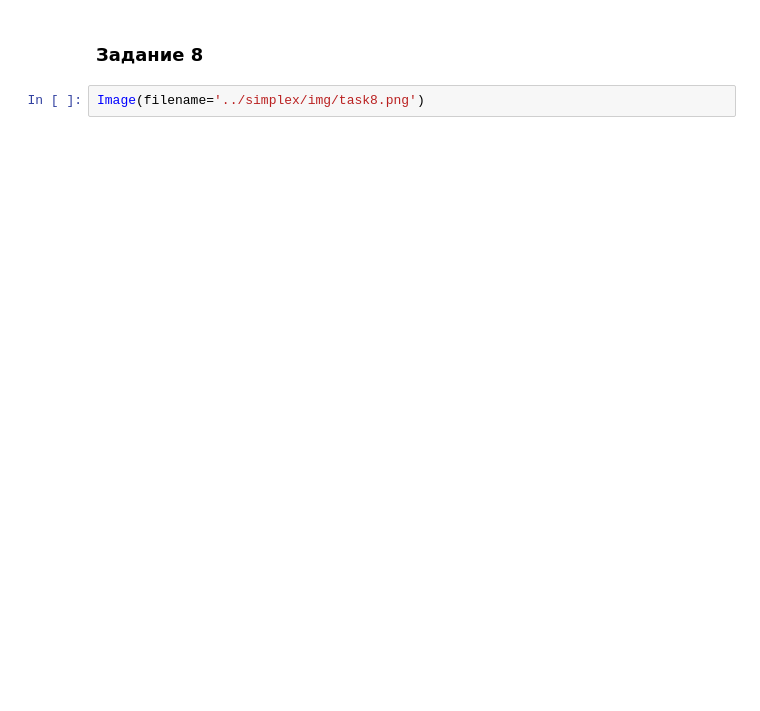
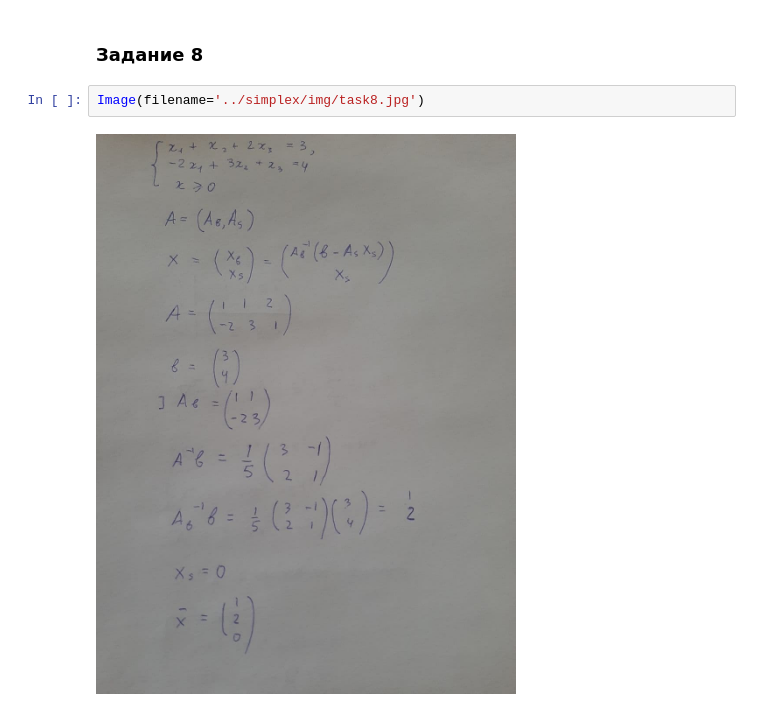
Before and after one commit to aprox13/opt-methods, a Jupyter notebook: report/lab3_report.ipynb, the cells around one changed output. Drawn from its saved outputs; the diff is of its cells as text; blank space fills up the shorter version.

```diff
--- a/report/lab3_report.ipynb
+++ b/report/lab3_report.ipynb
@@ -197,4 +221,6 @@ Image(filename='../simplex/img/task7.png')
 # %% [markdown]
 ### Задание 8
 # %%
-Image(filename='../simplex/img/task8.png')
+Image(filename='../simplex/img/task8.jpg')
+# %% [output]
+[figure, added]
```
Also changed, not shown: parts of 11 cells of this notebook, 1 other file.
